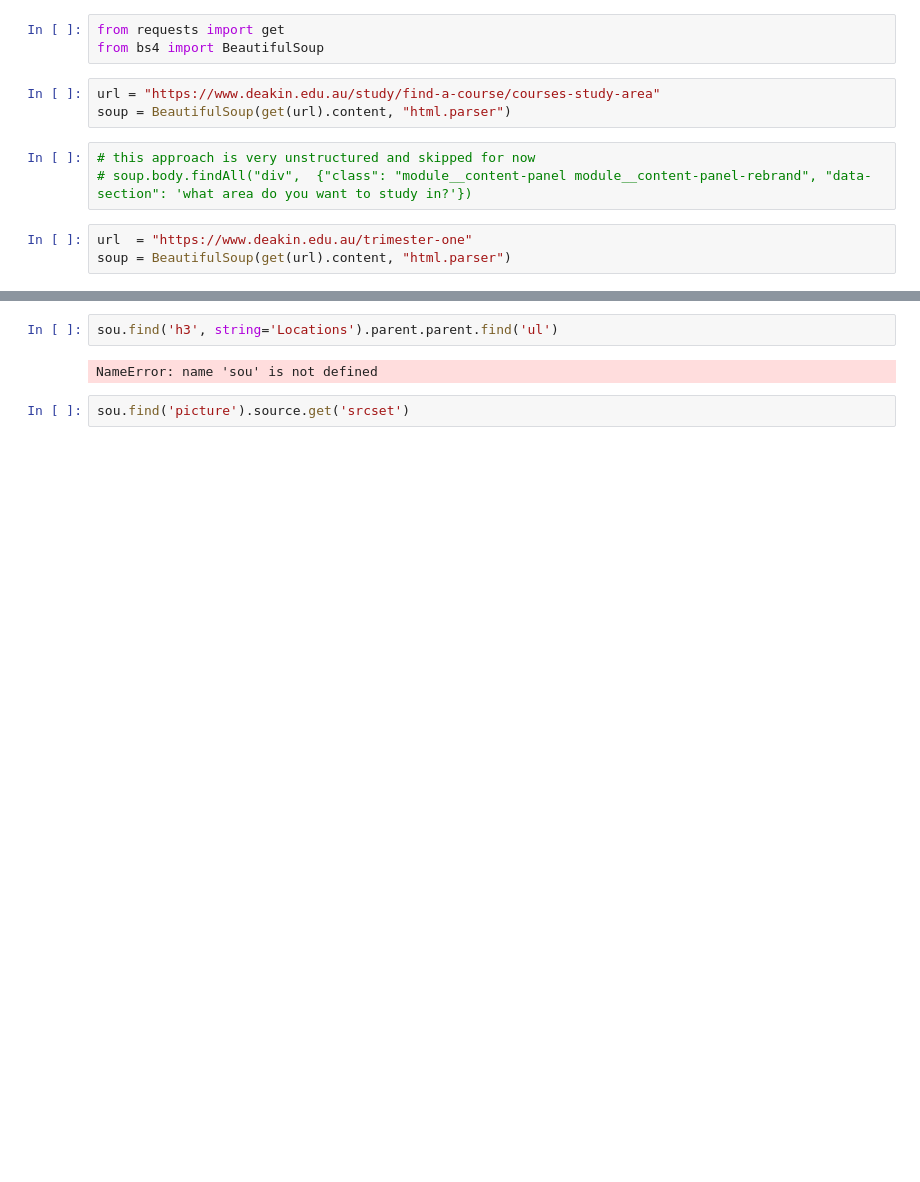
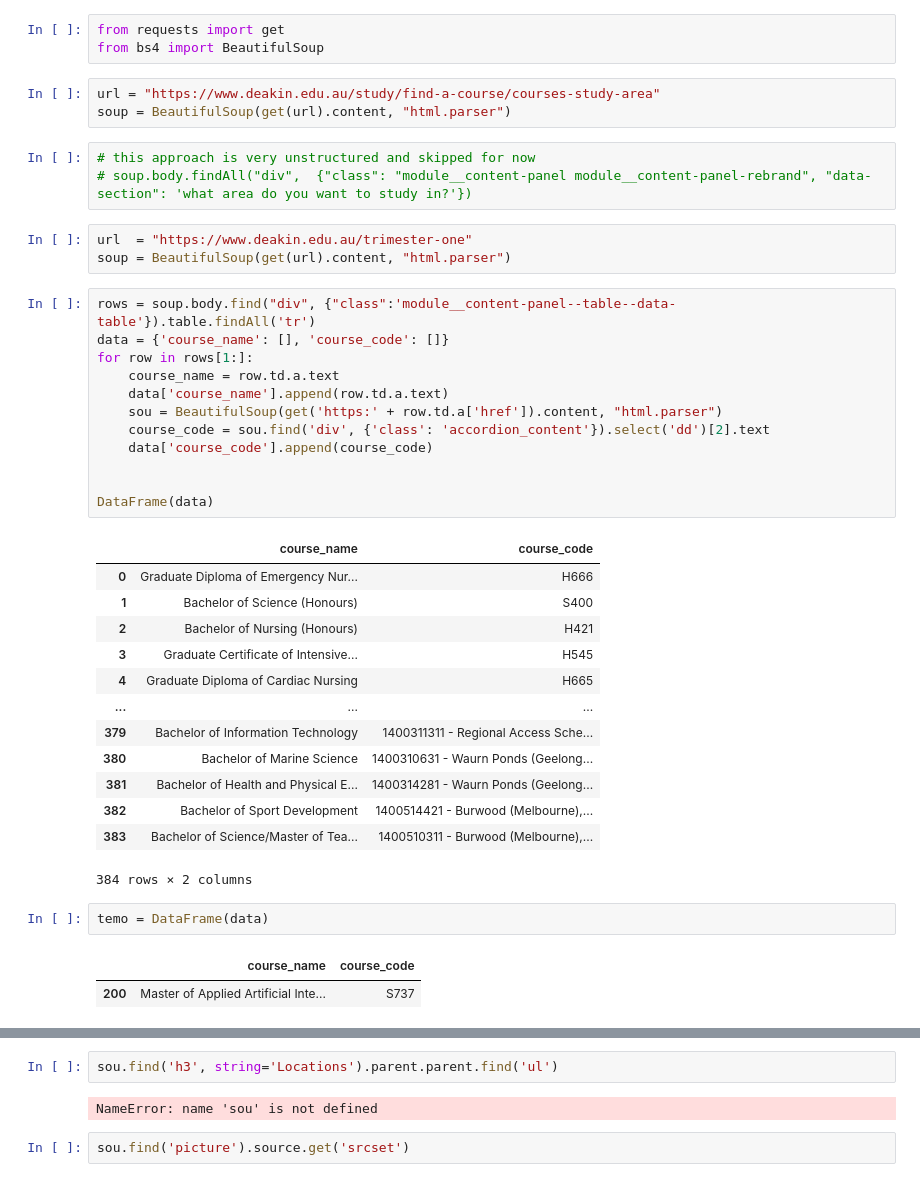
Before and after one commit to VediYD/pepper-bot, a Jupyter notebook: web-scraper.ipynb, the cells around one changed output, grey strips where cells are left out. Saved outputs shown, nothing was run; the diff lists cells and outputs as text; blank space fills up the shorter version.

```diff
--- a/web-scraper.ipynb
+++ b/web-scraper.ipynb
@@ -10,3 +10,34 @@ soup = BeautifulSoup(get(url).content, "html.parser")
 # %%
 url  = "https://www.deakin.edu.au/trimester-one"
 soup = BeautifulSoup(get(url).content, "html.parser")
+# %%
+rows = soup.body.find("div", {"class":'module__content-panel--table--data-table'}).table.findAll('tr')
+data = {'course_name': [], 'course_code': []}
+for row in rows[1:]:
+    course_name = row.td.a.text
+    data['course_name'].append(row.td.a.text)
+    sou = BeautifulSoup(get('https:' + row.td.a['href']).content, "html.parser")
+    course_code = sou.find('div', {'class': 'accordion_content'}).select('dd')[2].text
+    data['course_code'].append(course_code)
+
+
+DataFrame(data)
+# %% [output]
+|  | course_name | course_code |
+| 0 | Graduate Diploma of Emergency Nur... | H666 |
+| 1 | Bachelor of Science (Honours) | S400 |
+| 2 | Bachelor of Nursing (Honours) | H421 |
+| 3 | Graduate Certificate of Intensive... | H545 |
+| 4 | Graduate Diploma of Cardiac Nursing | H665 |
+| ... | ... | ... |
+| 379 | Bachelor of Information Technology | 1400311311 - Regional Access Sche... |
+| 380 | Bachelor of Marine Science | 1400310631 - Waurn Ponds (Geelong... |
+| 381 | Bachelor of Health and Physical E... | 1400314281 - Waurn Ponds (Geelong... |
+| 382 | Bachelor of Sport Development | 1400514421 - Burwood (Melbourne),... |
+| 383 | Bachelor of Science/Master of Tea... | 1400510311 - Burwood (Melbourne),... |
+384 rows × 2 columns
+# %%
+temo = DataFrame(data)
+# %% [output]
+|  | course_name | course_code |
+| 200 | Master of Applied Artificial Inte... | S737 |
```
Also changed, not shown: parts of 10 cells of this notebook, 2 other files.
